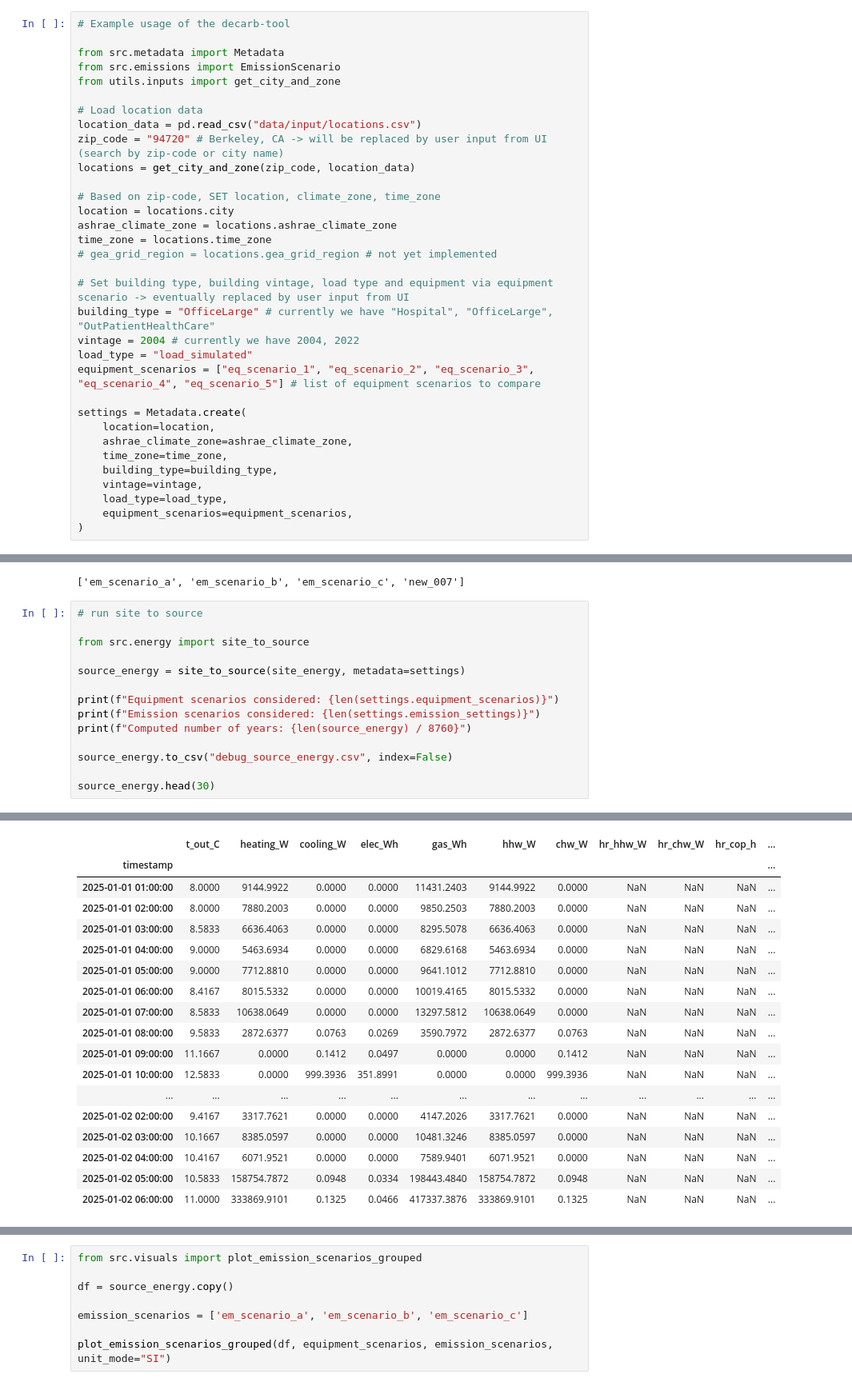
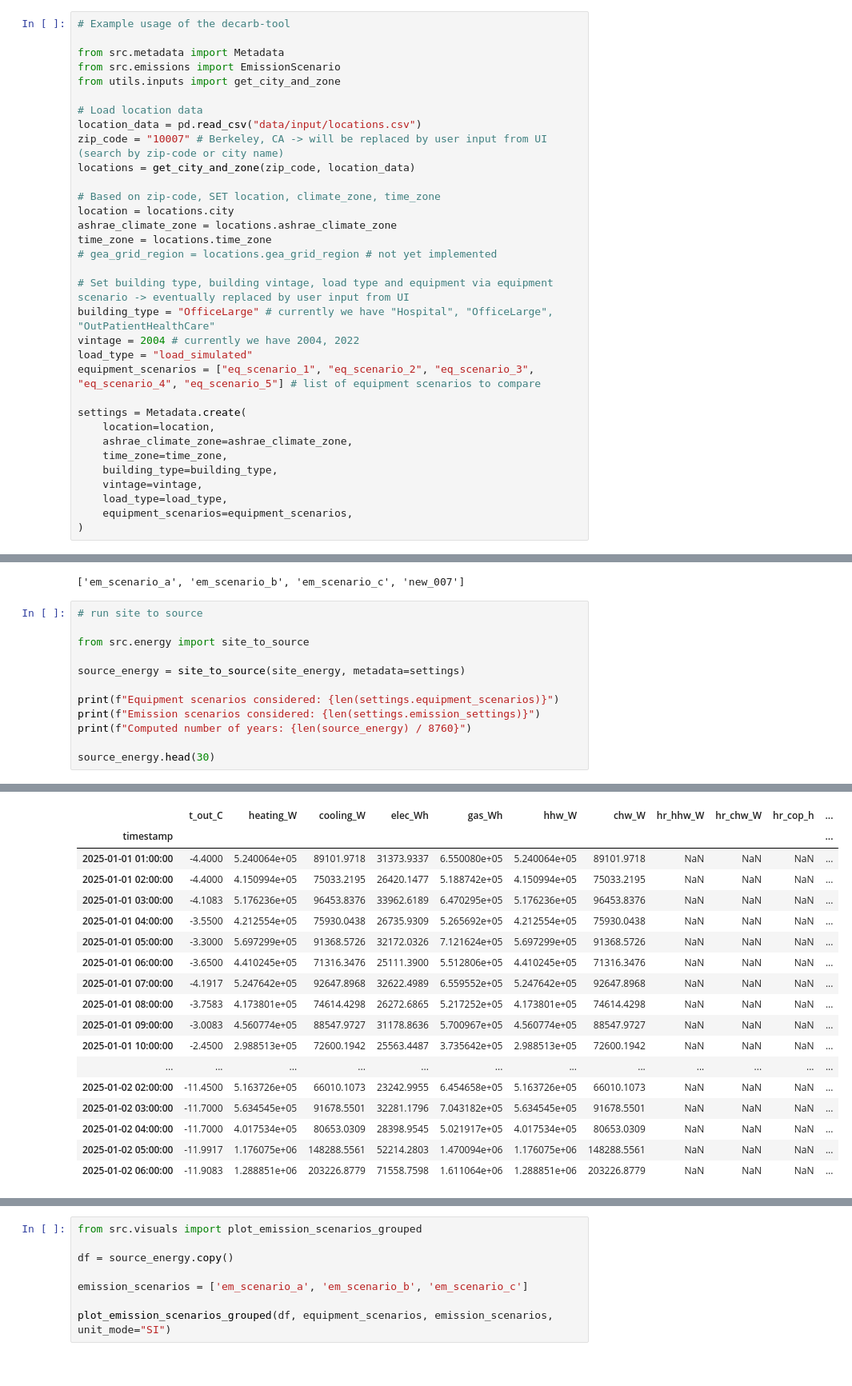
Before and after one commit to CenterForTheBuiltEnvironment/decarb-tool, a Jupyter notebook: test_workflow.ipynb, the cells around one changed output, grey strips where cells are left out. Shown at 80% size. Cells and saved outputs as stored; diff of their text form.

```diff
--- a/test_workflow.ipynb
+++ b/test_workflow.ipynb
@@ -28,7 +28,7 @@ from utils.inputs import get_city_and_zone
 
 # Load location data
 location_data = pd.read_csv("data/input/locations.csv")
-zip_code = "94720" # Berkeley, CA -> will be replaced by user input from UI (search by zip-code or city name)
+zip_code = "10007" # Berkeley, CA -> will be replaced by user input from UI (search by zip-code or city name)
 locations = get_city_and_zone(zip_code, location_data)
 
 # Based on zip-code, SET location, climate_zone, time_zone
@@ -289,39 +289,37 @@ settings.list_emission_scenarios()
 # %%
 # run site to source
 
 from src.energy import site_to_source
 
 source_energy = site_to_source(site_energy, metadata=settings)
 
 print(f"Equipment scenarios considered: {len(settings.equipment_scenarios)}")
 print(f"Emission scenarios considered: {len(settings.emission_settings)}")
 print(f"Computed number of years: {len(source_energy) / 8760}")
 
-source_energy.to_csv("debug_source_energy.csv", index=False)
-
 source_energy.head(30)
 # %% [output]
 Equipment scenarios considered: 5
 Emission scenarios considered: 4
 Computed number of years: 20.0
 |  | t_out_C | heating_W | cooling_W | elec_Wh | gas_Wh | hhw_W | chw_W | hr_hhw_W | hr_chw_W | hr_cop_h | ... |
 | timestamp |  |  |  |  |  |  |  |  |  |  | ... |
-| 2025-01-01 01:00:00 | 8.0000 | 9144.9922 | 0.0000 | 0.0000 | 11431.2403 | 9144.9922 | 0.0000 | NaN | NaN | NaN | ... |
-| 2025-01-01 02:00:00 | 8.0000 | 7880.2003 | 0.0000 | 0.0000 | 9850.2503 | 7880.2003 | 0.0000 | NaN | NaN | NaN | ... |
-| 2025-01-01 03:00:00 | 8.5833 | 6636.4063 | 0.0000 | 0.0000 | 8295.5078 | 6636.4063 | 0.0000 | NaN | NaN | NaN | ... |
-| 2025-01-01 04:00:00 | 9.0000 | 5463.6934 | 0.0000 | 0.0000 | 6829.6168 | 5463.6934 | 0.0000 | NaN | NaN | NaN | ... |
-| 2025-01-01 05:00:00 | 9.0000 | 7712.8810 | 0.0000 | 0.0000 | 9641.1012 | 7712.8810 | 0.0000 | NaN | NaN | NaN | ... |
-| 2025-01-01 06:00:00 | 8.4167 | 8015.5332 | 0.0000 | 0.0000 | 10019.4165 | 8015.5332 | 0.0000 | NaN | NaN | NaN | ... |
-| 2025-01-01 07:00:00 | 8.5833 | 10638.0649 | 0.0000 | 0.0000 | 13297.5812 | 10638.0649 | 0.0000 | NaN | NaN | NaN | ... |
-| 2025-01-01 08:00:00 | 9.5833 | 2872.6377 | 0.0763 | 0.0269 | 3590.7972 | 2872.6377 | 0.0763 | NaN | NaN | NaN | ... |
-| 2025-01-01 09:00:00 | 11.1667 | 0.0000 | 0.1412 | 0.0497 | 0.0000 | 0.0000 | 0.1412 | NaN | NaN | NaN | ... |
-| 2025-01-01 10:00:00 | 12.5833 | 0.0000 | 999.3936 | 351.8991 | 0.0000 | 0.0000 | 999.3936 | NaN | NaN | NaN | ... |
+| 2025-01-01 01:00:00 | -4.4000 | 5.240064e+05 | 89101.9718 | 31373.9337 | 6.550080e+05 | 5.240064e+05 | 89101.9718 | NaN | NaN | NaN | ... |
+| 2025-01-01 02:00:00 | -4.4000 | 4.150994e+05 | 75033.2195 | 26420.1477 | 5.188742e+05 | 4.150994e+05 | 75033.2195 | NaN | NaN | NaN | ... |
+| 2025-01-01 03:00:00 | -4.1083 | 5.176236e+05 | 96453.8376 | 33962.6189 | 6.470295e+05 | 5.176236e+05 | 96453.8376 | NaN | NaN | NaN | ... |
+| 2025-01-01 04:00:00 | -3.5500 | 4.212554e+05 | 75930.0438 | 26735.9309 | 5.265692e+05 | 4.212554e+05 | 75930.0438 | NaN | NaN | NaN | ... |
+| 2025-01-01 05:00:00 | -3.3000 | 5.697299e+05 | 91368.5726 | 32172.0326 | 7.121624e+05 | 5.697299e+05 | 91368.5726 | NaN | NaN | NaN | ... |
+| 2025-01-01 06:00:00 | -3.6500 | 4.410245e+05 | 71316.3476 | 25111.3900 | 5.512806e+05 | 4.410245e+05 | 71316.3476 | NaN | NaN | NaN | ... |
+| 2025-01-01 07:00:00 | -4.1917 | 5.247642e+05 | 92647.8968 | 32622.4989 | 6.559552e+05 | 5.247642e+05 | 92647.8968 | NaN | NaN | NaN | ... |
+| 2025-01-01 08:00:00 | -3.7583 | 4.173801e+05 | 74614.4298 | 26272.6865 | 5.217252e+05 | 4.173801e+05 | 74614.4298 | NaN | NaN | NaN | ... |
+| 2025-01-01 09:00:00 | -3.0083 | 4.560774e+05 | 88547.9727 | 31178.8636 | 5.700967e+05 | 4.560774e+05 | 88547.9727 | NaN | NaN | NaN | ... |
+| 2025-01-01 10:00:00 | -2.4500 | 2.988513e+05 | 72600.1942 | 25563.4487 | 3.735642e+05 | 2.988513e+05 | 72600.1942 | NaN | NaN | NaN | ... |
 | ... | ... | ... | ... | ... | ... | ... | ... | ... | ... | ... | ... |
-| 2025-01-02 02:00:00 | 9.4167 | 3317.7621 | 0.0000 | 0.0000 | 4147.2026 | 3317.7621 | 0.0000 | NaN | NaN | NaN | ... |
-| 2025-01-02 03:00:00 | 10.1667 | 8385.0597 | 0.0000 | 0.0000 | 10481.3246 | 8385.0597 | 0.0000 | NaN | NaN | NaN | ... |
-| 2025-01-02 04:00:00 | 10.4167 | 6071.9521 | 0.0000 | 0.0000 | 7589.9401 | 6071.9521 | 0.0000 | NaN | NaN | NaN | ... |
-| 2025-01-02 05:00:00 | 10.5833 | 158754.7872 | 0.0948 | 0.0334 | 198443.4840 | 158754.7872 | 0.0948 | NaN | NaN | NaN | ... |
-| 2025-01-02 06:00:00 | 11.0000 | 333869.9101 | 0.1325 | 0.0466 | 417337.3876 | 333869.9101 | 0.1325 | NaN | NaN | NaN | ... |
+| 2025-01-02 02:00:00 | -11.4500 | 5.163726e+05 | 66010.1073 | 23242.9955 | 6.454658e+05 | 5.163726e+05 | 66010.1073 | NaN | NaN | NaN | ... |
+| 2025-01-02 03:00:00 | -11.7000 | 5.634545e+05 | 91678.5501 | 32281.1796 | 7.043182e+05 | 5.634545e+05 | 91678.5501 | NaN | NaN | NaN | ... |
+| 2025-01-02 04:00:00 | -11.7000 | 4.017534e+05 | 80653.0309 | 28398.9545 | 5.021917e+05 | 4.017534e+05 | 80653.0309 | NaN | NaN | NaN | ... |
+| 2025-01-02 05:00:00 | -11.9917 | 1.176075e+06 | 148288.5561 | 52214.2803 | 1.470094e+06 | 1.176075e+06 | 148288.5561 | NaN | NaN | NaN | ... |
+| 2025-01-02 06:00:00 | -11.9083 | 1.288851e+06 | 203226.8779 | 71558.7598 | 1.611064e+06 | 1.288851e+06 | 203226.8779 | NaN | NaN | NaN | ... |
 30 rows × 58 columns
 # %%
 df = source_energy.copy()
```
Also changed, not shown: parts of 8 cells of this notebook, 1 other file.
